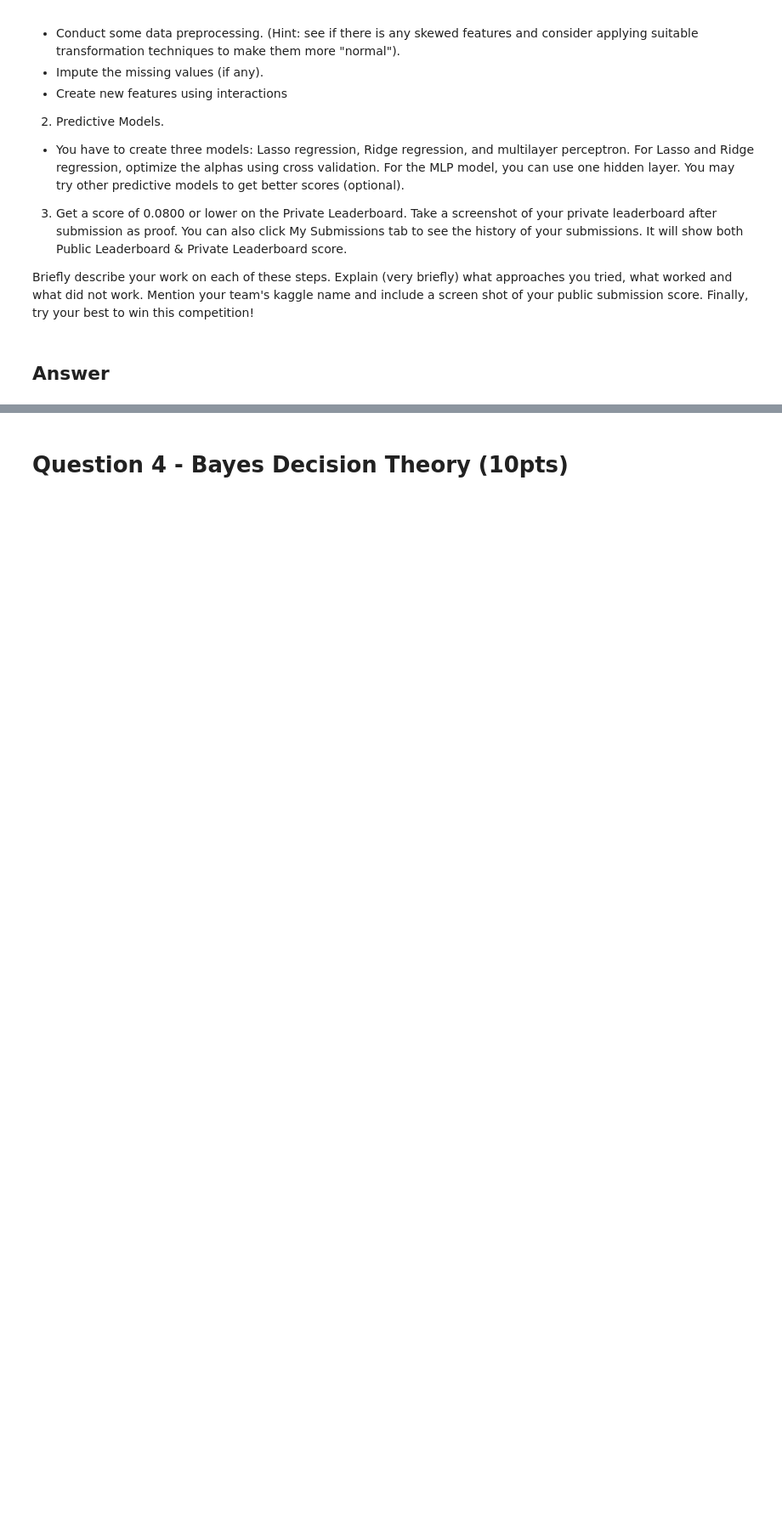
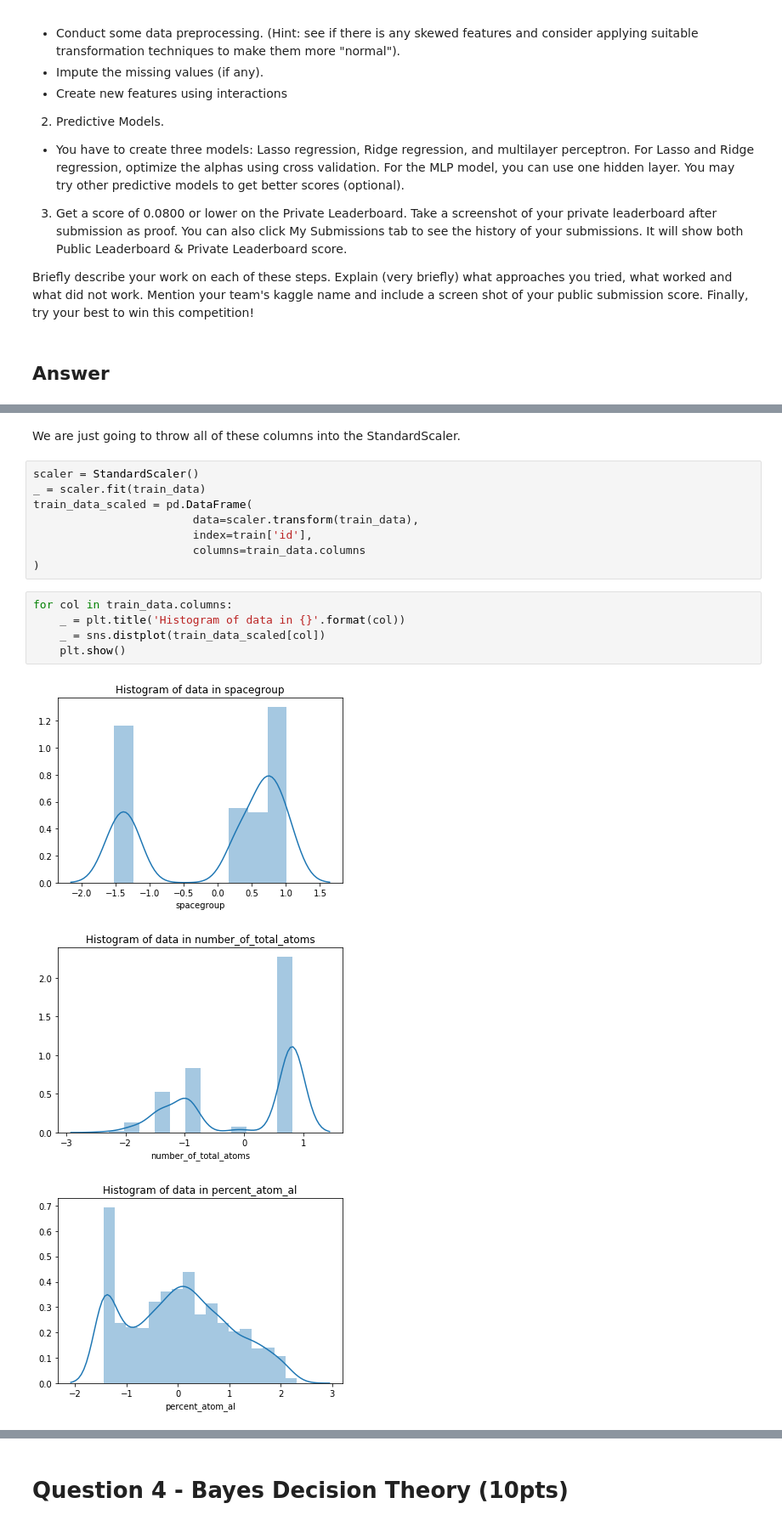
Before and after one commit to jsigee87/data_science_principles, a Jupyter notebook: hw3/HW3.ipynb, the cells around one changed output, grey strips where cells are left out. Shown: that part at 85% size. Cells and saved outputs as stored; diff of their text form; blank space fills up the shorter version.

```diff
--- a/hw3/HW3.ipynb
+++ b/hw3/HW3.ipynb
@@ -824,0 +910,19 @@ Briefly describe your work on each of these steps. Explain (very briefly) what a
+# %% [markdown]
+We are just going to throw all of these columns into the StandardScaler.
+# %%
+scaler = StandardScaler()
+_ = scaler.fit(train_data)
+train_data_scaled = pd.DataFrame(
+                        data=scaler.transform(train_data),
+                        index=train['id'],
+                        columns=train_data.columns
+)
+# %%
+for col in train_data.columns:
+    _ = plt.title('Histogram of data in {}'.format(col))
+    _ = sns.distplot(train_data_scaled[col])
+    plt.show()
+# %% [output]
+[figure, added]
+[figure, added]
+[figure, added]
```
Also changed, not shown: parts of 46 cells of this notebook, 2 other files.
